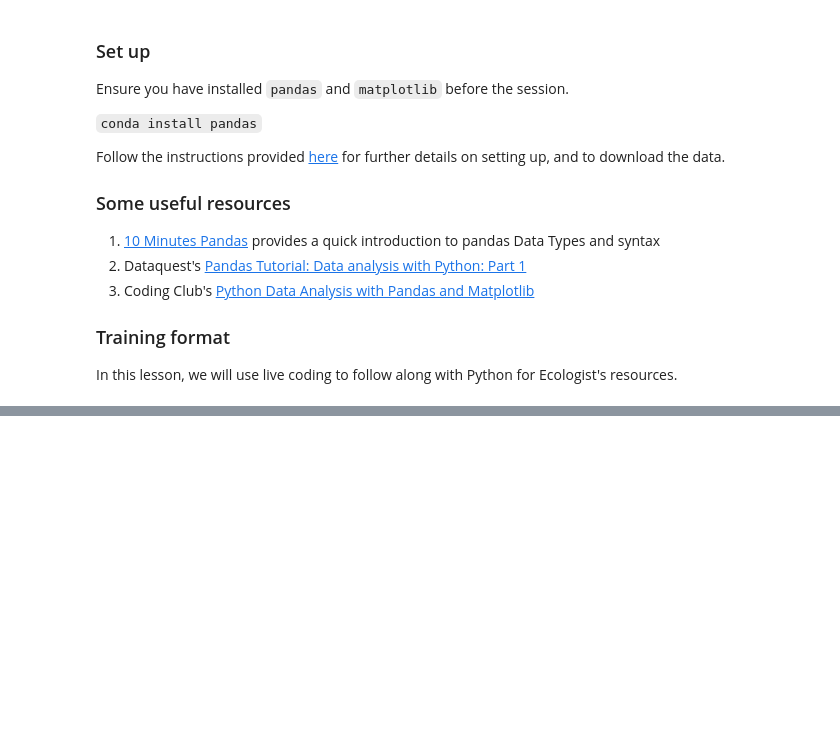
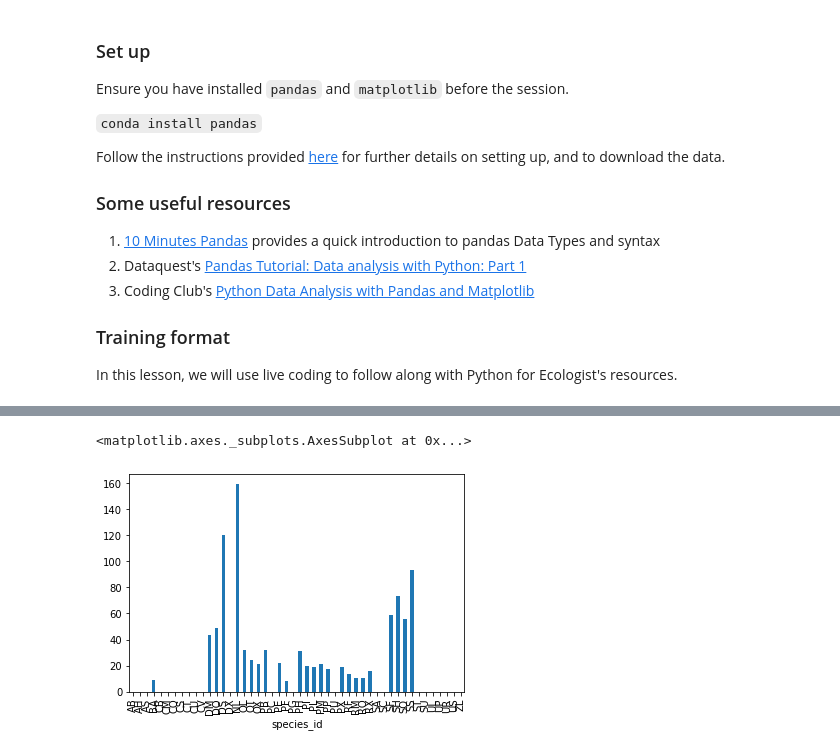
Before and after one commit to lmeliasluke/Python4Bioinformatics, a Jupyter notebook: Notebooks/08.ipynb, the cells around one changed output, grey strips where cells are left out. Saved outputs shown, nothing was run; the diff lists cells and outputs as text; code cells hidden in the pictures; blank space fills up the shorter version.

```diff
--- a/Notebooks/08.ipynb
+++ b/Notebooks/08.ipynb
@@ -29,0 +180,5 @@ import pandas as pd
+# %%
+average_weight.plot(kind = 'bar')
+# %% [output]
+<matplotlib.axes._subplots.AxesSubplot at 0x...>
+[figure, added]
```
Also changed, not shown: parts of 108 cells of this notebook, 15 other files.
